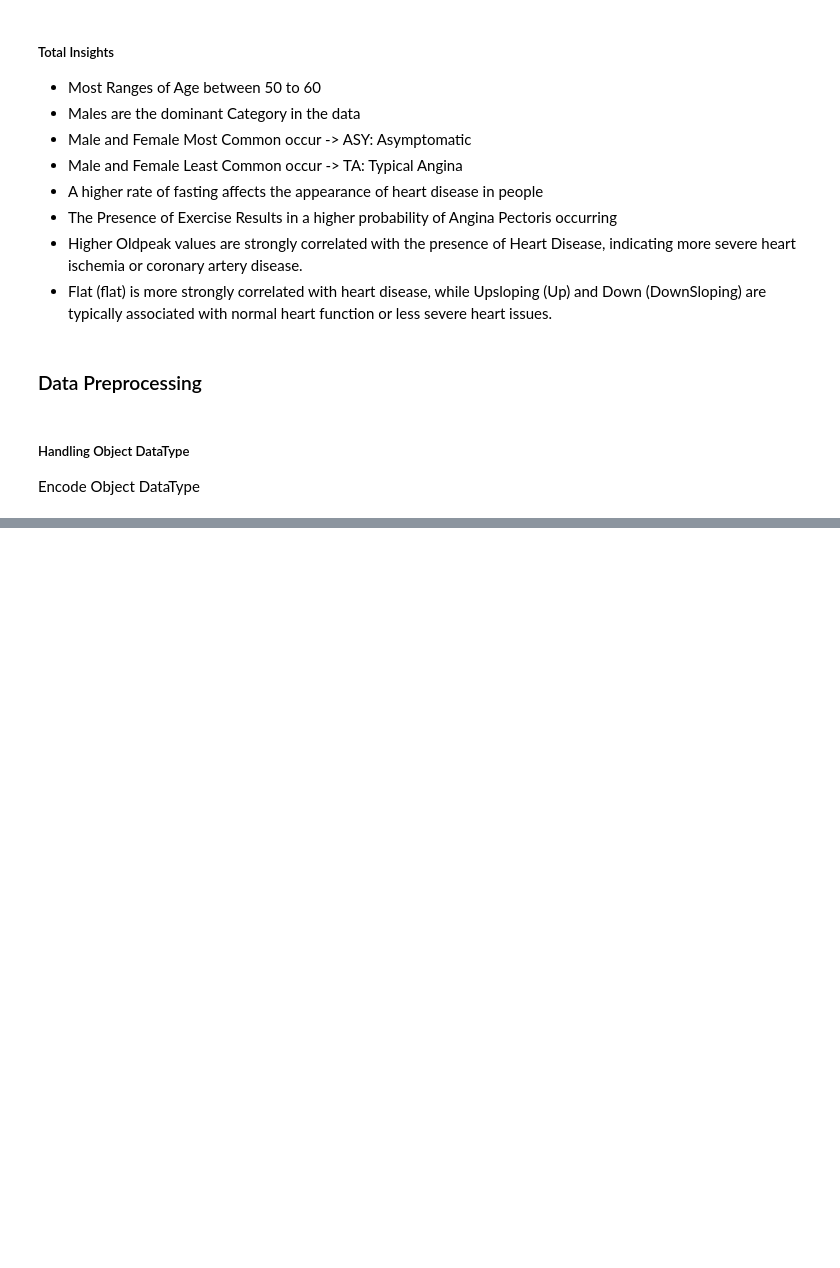
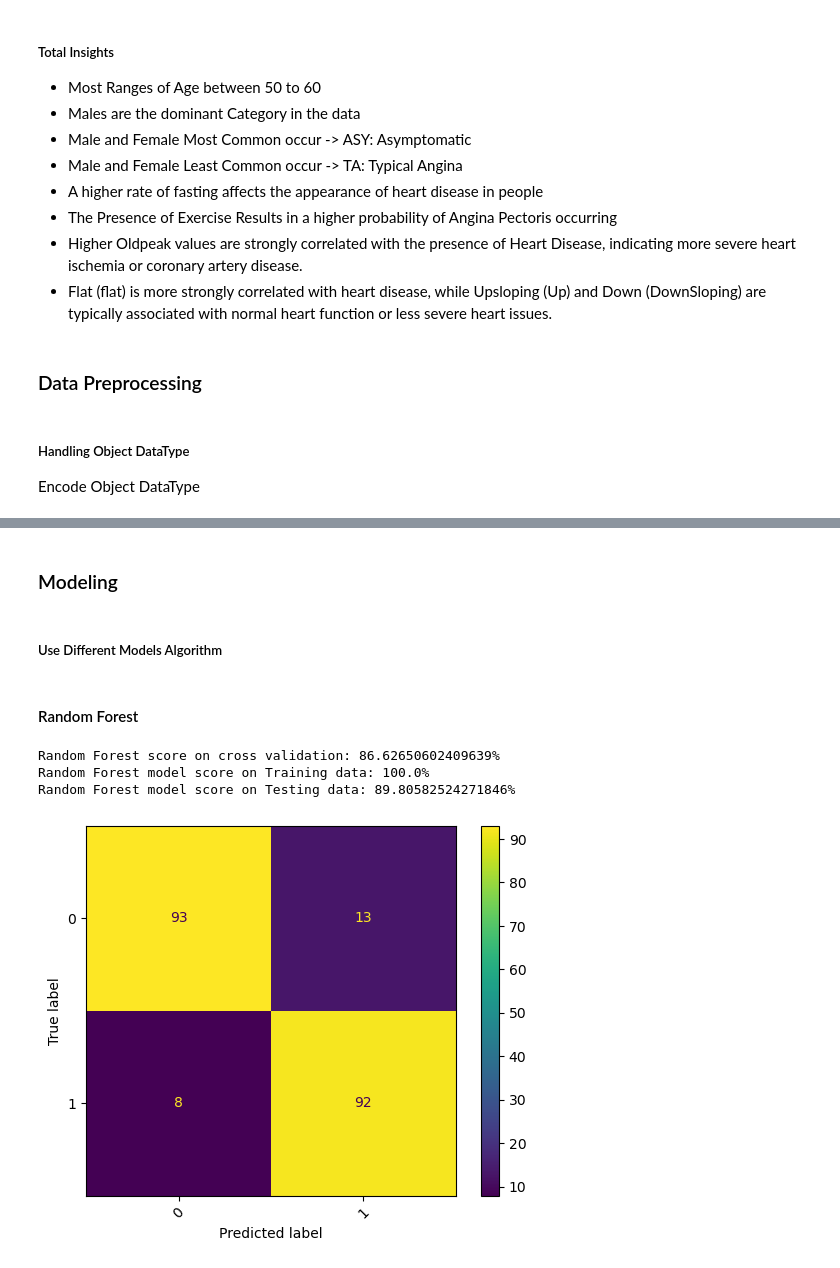
Before and after one commit to pjaiswalusf/Heart-Failure-Prediction, a Jupyter notebook: HeartFailurePrediction.ipynb, the cells around one changed output, grey strips where cells are left out. Drawn from its saved outputs; the diff is of its cells as text; code cells hidden in the pictures; blank space fills up the shorter version.

```diff
--- a/HeartFailurePrediction.ipynb
+++ b/HeartFailurePrediction.ipynb
@@ -546,0 +587,3 @@ Encode Object DataType
+# %%
+X = df_cleaned.drop('HeartDisease' , axis = 1)
+y = df_cleaned['HeartDisease']
@@ -546,0 +592,2 @@ Encode Object DataType
+# %%
+X_train , X_test , y_train , y_test = train_test_split(X , y , test_size = 0.25 , random_state = 44 , shuffle = True)
@@ -546,0 +604,37 @@ Encode Object DataType
+# %% [markdown]
+### Modeling
+# %% [markdown]
+##### Use Different Models Algorithm
+# %%
+def Kfold(model,model_name):
+    model = cross_val_score(model , X , y , cv = 10)
+    model_score = np.average(model)
+    print(f"{model_name} score on cross validation: {model_score * 100}%")
+
+def train(model,model_name):
+    model.fit(X_train,y_train)
+    model_train_score = model.score(X_train,y_train)
+    model_test_score = model.score(X_test,y_test)
+    print(f"{model_name} model score on Training data: {model_train_score * 100}%\n{model_name} model score on Testing data: {model_test_score * 100}%")
+
+def class_report(model):
+    y_pred = model.predict(X_test)
+    print(classification_report(y_test, y_pred))
+# %% [markdown]
+#### Random Forest
+# %%
+rf = RandomForestClassifier(n_estimators = 100 , max_depth = 50)
+Kfold(rf, "Random Forest")
+train(rf, "Random Forest")
+# %% [output]
+Random Forest score on cross validation: 86.62650602409639%
+Random Forest model score on Training data: 100.0%
+Random Forest model score on Testing data: 89.80582524271846%
+# %%
+ConfusionMatrixDisplay.from_estimator(rf,
+                                       X_test,
+                                       y_test,
+                                       xticks_rotation=45
+    );
+# %% [output]
+[figure, added]
```
Also changed, not shown: parts of 15 cells of this notebook, 11 other files.
